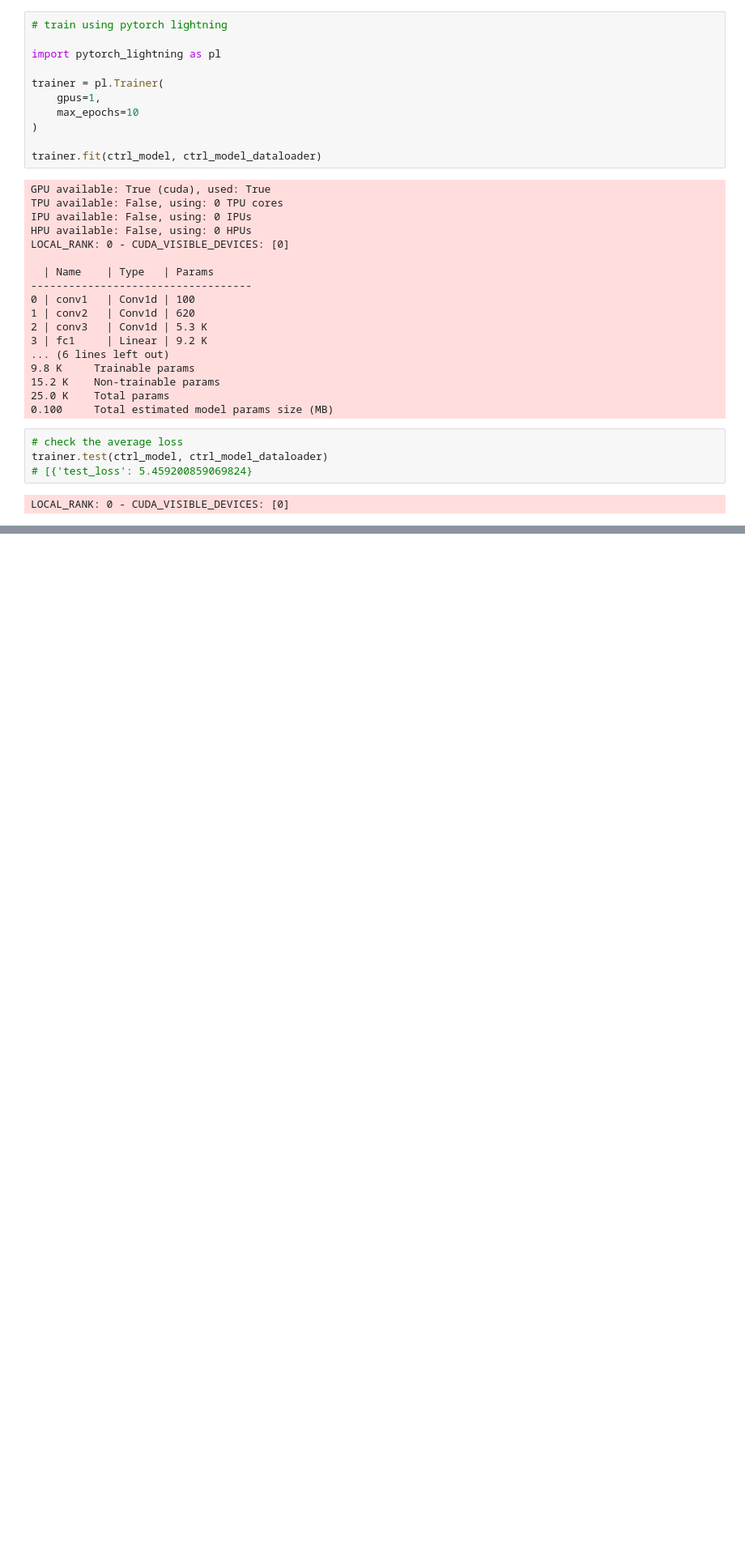
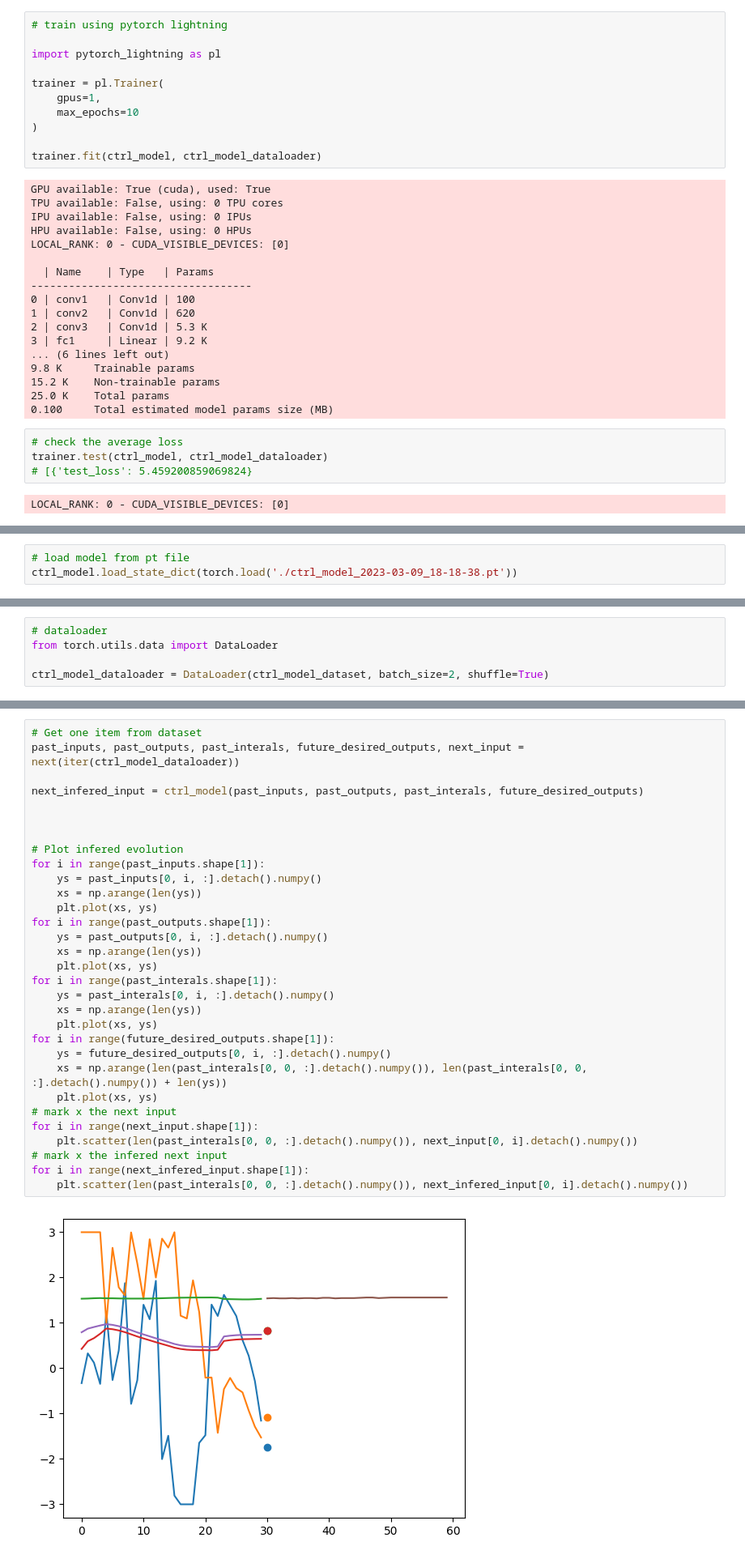
Before and after one commit to Roboy/neural-tendon-control, a Jupyter notebook: controllers/nn_1/dev/ctrl_model/training_of_ctrl_model.ipynb, the cells around one changed output, grey strips where cells are left out. Shown at 81% size. Drawn from its saved outputs; the diff is of its cells as text; blank space fills up the shorter version.

Commit message:
ctrl model now trains well

```diff
--- a/controllers/nn_1/dev/ctrl_model/training_of_ctrl_model.ipynb
+++ b/controllers/nn_1/dev/ctrl_model/training_of_ctrl_model.ipynb
@@ -197,0 +200,3 @@ LOCAL_RANK: 0 - CUDA_VISIBLE_DEVICES: [0]
+# %%
+# load model from pt file
+ctrl_model.load_state_dict(torch.load('./ctrl_model_2023-03-09_18-18-38.pt'))
@@ -197,0 +205,5 @@ LOCAL_RANK: 0 - CUDA_VISIBLE_DEVICES: [0]
+# %%
+# dataloader
+from torch.utils.data import DataLoader
+
+ctrl_model_dataloader = DataLoader(ctrl_model_dataset, batch_size=2, shuffle=True)
@@ -197,0 +218,33 @@ LOCAL_RANK: 0 - CUDA_VISIBLE_DEVICES: [0]
+# %%
+# Get one item from dataset
+past_inputs, past_outputs, past_interals, future_desired_outputs, next_input = next(iter(ctrl_model_dataloader))
+
+next_infered_input = ctrl_model(past_inputs, past_outputs, past_interals, future_desired_outputs)
+
+
+
+# Plot infered evolution
+for i in range(past_inputs.shape[1]):
+    ys = past_inputs[0, i, :].detach().numpy()
+    xs = np.arange(len(ys))
+    plt.plot(xs, ys)
+for i in range(past_outputs.shape[1]):
+    ys = past_outputs[0, i, :].detach().numpy()
+    xs = np.arange(len(ys))
+    plt.plot(xs, ys)
+for i in range(past_interals.shape[1]):
+    ys = past_interals[0, i, :].detach().numpy()
+    xs = np.arange(len(ys))
+    plt.plot(xs, ys)
+for i in range(future_desired_outputs.shape[1]):
+    ys = future_desired_outputs[0, i, :].detach().numpy()
+    xs = np.arange(len(past_interals[0, 0, :].detach().numpy()), len(past_interals[0, 0, :].detach().numpy()) + len(ys))
+    plt.plot(xs, ys)
+# mark x the next input
+for i in range(next_input.shape[1]):
+    plt.scatter(len(past_interals[0, 0, :].detach().numpy()), next_input[0, i].detach().numpy())
+# mark x the infered next input
+for i in range(next_infered_input.shape[1]):
+    plt.scatter(len(past_interals[0, 0, :].detach().numpy()), next_infered_input[0, i].detach().numpy())
+# %% [output]
+[figure, added]
```
Also changed, not shown: parts of 6 cells of this notebook, 2 other files.
